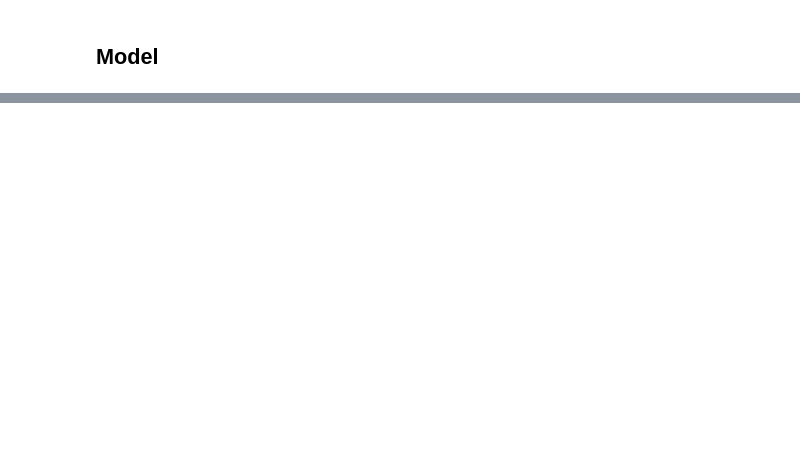
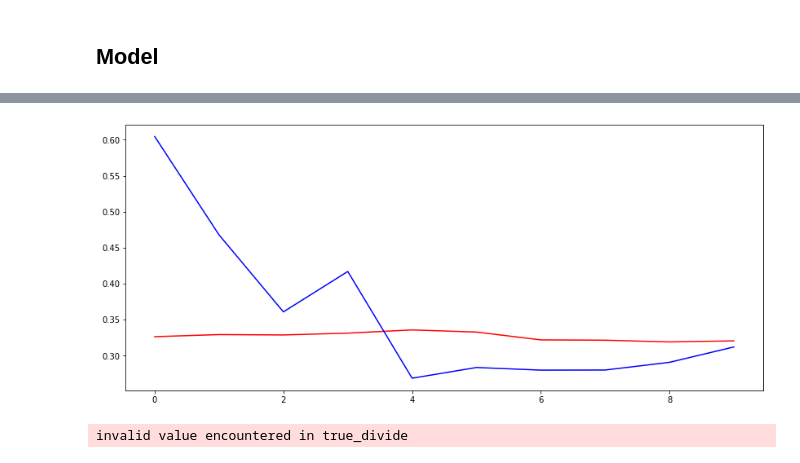
Before and after one commit to Emil207/Multivariate-anomaly-detection, a Jupyter notebook: Code/MAD/Sandvik.ipynb, the cells around one changed output, grey strips where cells are left out. Drawn from its saved outputs; the diff is of its cells as text; code cells hidden in the pictures; blank space fills up the shorter version.

```diff
--- a/Code/MAD/Sandvik.ipynb
+++ b/Code/MAD/Sandvik.ipynb
@@ -108,0 +192,13 @@ sns.lineplot(data = arkivb_df['GIvare: Valsoljeflöde, skalat värde']);
+# %%
+def autoencoder_model(timesteps, features):
+    model = Sequential()
+    model.add(LSTM(5, activation='relu', input_shape=(timesteps, features)))
+    model.add(RepeatVector(timesteps))
+    model.add(LSTM(5, activation='relu', return_sequences=True))
+    model.add(TimeDistributed(Dense(features)))
+    model.compile(optimizer='adam', loss='mse')
+    return model
+# %%
+model = autoencoder_model(timesteps, features)
+# %%
+model.fit(X_tr, X_tr, epochs=300)#, verbose=0);
@@ -108,0 +224,8 @@ sns.lineplot(data = arkivb_df['GIvare: Valsoljeflöde, skalat värde']);
+# %%
+yhat = model.predict(X_te)
+# %%
+plt.figure(figsize=(14,6))
+plt.plot(X_te[20,:,0], 'red');
+plt.plot(yhat[20,:,0], 'blue');
+# %% [output]
+[figure, added]
@@ -108,0 +235,11 @@ sns.lineplot(data = arkivb_df['GIvare: Valsoljeflöde, skalat värde']);
+# %%
+score_all = np.zeros(test_length)
+count = np.zeros(test_length)
+for j in range(test_samples):
+    for s in range(timesteps):
+        score_all[j+s] += pca.explained_variance_ratio_.dot(error[j][s]) # pca-weighted sum of errors
+        #score_all[j+s] += sum(error[j][s]) # sum of errors for all features
+        count[j+s] += 1
+dr_score = np.divide(score_all, count)
+# %% [output]
+invalid value encountered in true_divide
```
Also changed, not shown: parts of 24 cells of this notebook, 50 other files.
